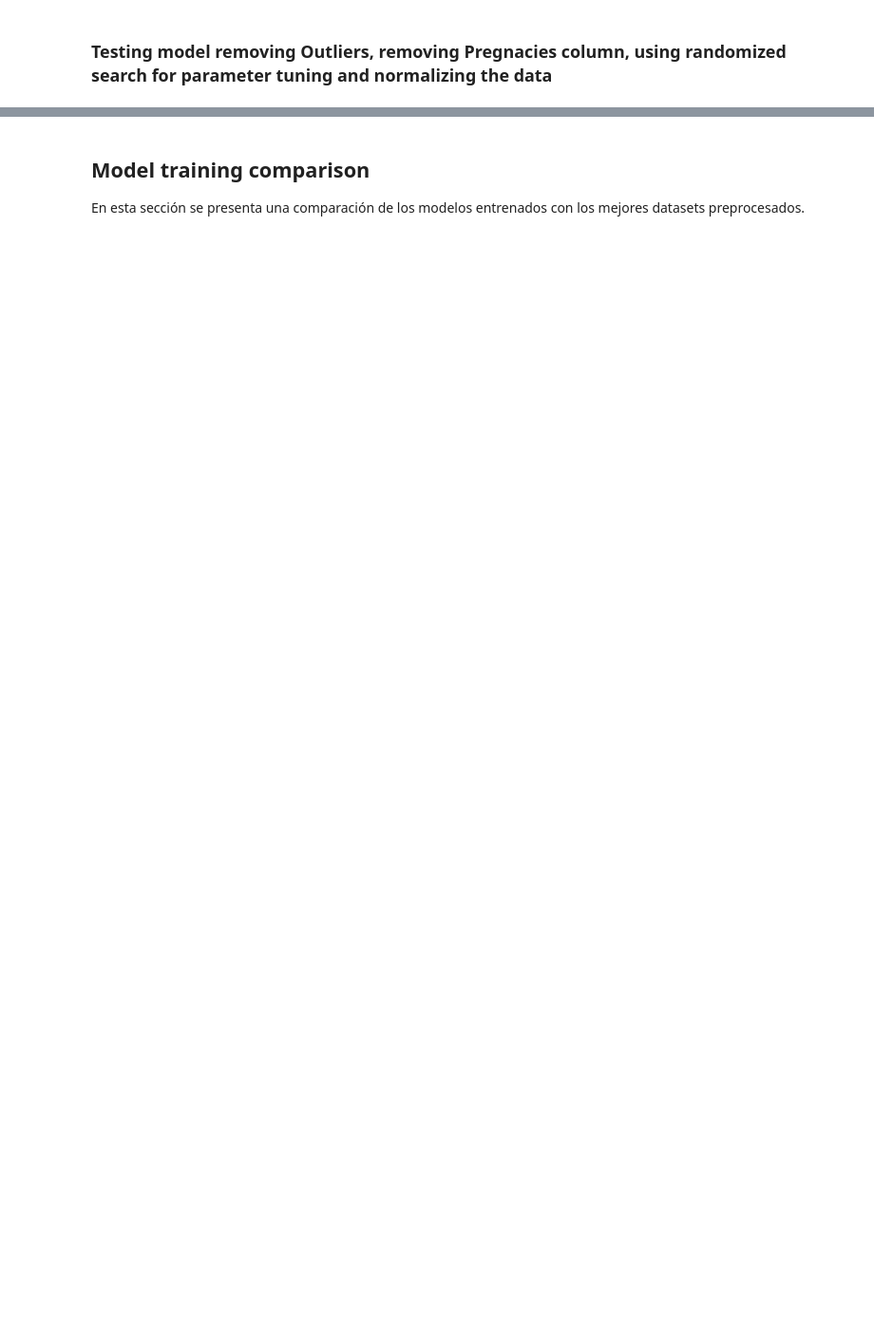
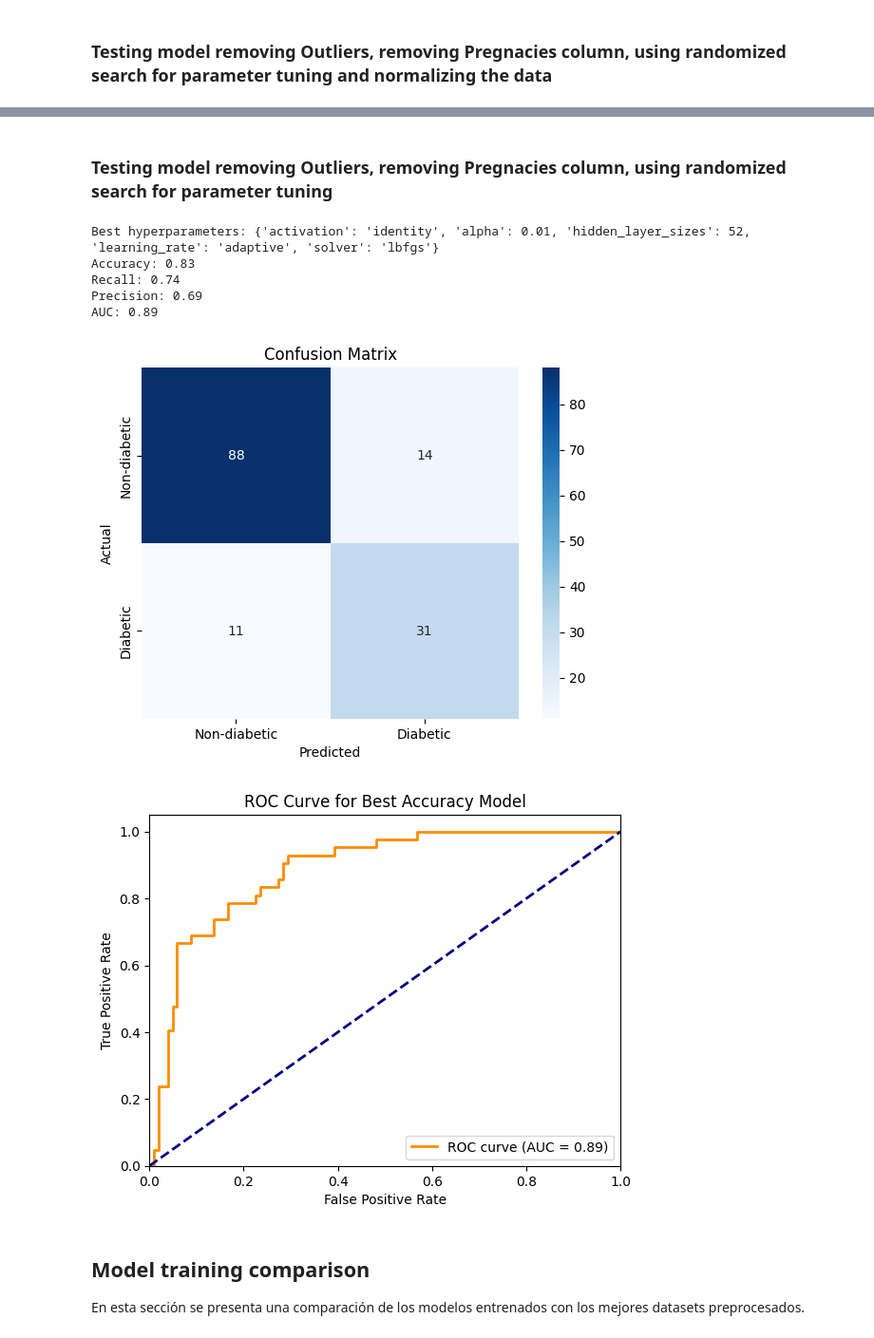
Before and after one commit to TheCsarbeat/proyecto1-IA, a Jupyter notebook: nn.ipynb, the cells around one changed output, grey strips where cells are left out. Shown at 95% size. Drawn from its saved outputs; the diff is of its cells as text; code cells hidden in the pictures; blank space fills up the shorter version.

```diff
--- a/nn.ipynb
+++ b/nn.ipynb
@@ -922,3 +954,79 @@ Increase the number of iterations (max_iter) or scale the data as shown in:
+# %% [markdown]
+### Testing model removing Outliers, removing Pregnacies column, using randomized search for parameter tuning
+# %%
+from sklearn.model_selection import RandomizedSearchCV
+from scipy.stats import randint
+from scipy import stats
+import numpy as np
+from sklearn.metrics import roc_curve, auc
+
+# Calculate Z-scores and filter outliers
+z_scores = np.abs(stats.zscore(df_diabetes))
+threshold = 3
+outliers = (z_scores > threshold).any(axis=1)
+df_filtered = df_diabetes[~outliers]
+
+# Split the data into features and target
+X = df_filtered.drop(['Outcome', 'Pregnancies'], axis=1)
+y = df_filtered['Outcome']
+X_train, X_test, y_train, y_test = train_test_split(X, y, test_size=0.2, random_state=20)
+
+# Define the hyperparameter search space
+param_dist = {
+    'hidden_layer_sizes': randint(2, 100),  # Search for 2 to 100 neurons in each hidden layer
+    'activation': ['identity', 'logistic', 'tanh', 'relu'],  # Activation functions
+    'solver': ['lbfgs', 'sgd', 'adam'],  # Solvers for weight optimization
+    'alpha': [0.0001, 0.001, 0.01, 0.1],  # Regularization parameter
+    'learning_rate': ['constant', 'invscaling', 'adaptive']  # Learning rate schedules
+}
+
+# Create the randomized search object with the pipeline
+random_search = RandomizedSearchCV(MLPClassifier(random_state=42), param_distributions=param_dist, n_iter=100, cv=5, scoring='f1', n_jobs=-1)
+
+# Perform the randomized search
+random_search.fit(X_train, y_train)
+
+# Print the best hyperparameters
+print("Best hyperparameters:", random_search.best_params_)
+
+# Evaluate the model with the best hyperparameters
+best_model = random_search.best_estimator_
+y_pred = best_model.predict(X_test)
+accuracy = accuracy_score(y_test, y_pred)
+recall = recall_score(y_test, y_pred)
+precision = precision_score(y_test, y_pred)
+
+print("Accuracy:", round(accuracy, 2))
+print("Recall:", round(recall, 2))
+print("Precision:", round(precision, 2))
+print("AUC:", round(calculate_auc(best_model, X_test, y_test), 2))
+
+nn_metrics.append(["No Outliers, No Pregnancies dataset, RandomizedSearchCV", accuracy, precision, recall, calculate_auc(best_model, X_test, y_test)])
+
+plot_confusion_matrix(y_test, y_pred)
+
+y_scores_acc = best_model.predict_proba(X_test)[:, 1]
+fpr, tpr, thresholds = roc_curve(y_test, y_scores_acc)
+roc_auc = auc(fpr, tpr)
+
+plt.figure()
+plt.plot(fpr, tpr, color='darkorange', lw=2, label='ROC curve (AUC = %0.2f)' % roc_auc)
+plt.plot([0, 1], [0, 1], color='navy', lw=2, linestyle='--')
+plt.xlim([0.0, 1.0])
+plt.ylim([0.0, 1.05])
+plt.xlabel('False Positive Rate')
+plt.ylabel('True Positive Rate')
+plt.title('ROC Curve for Best Accuracy Model')
+plt.legend(loc="lower right")
+plt.show()
+# %% [output]
+Best hyperparameters: {'activation': 'identity', 'alpha': 0.01, 'hidden_layer_sizes': 52, 'learning_rate': 'adaptive', 'solver': 'lbfgs'}
+Accuracy: 0.83
+Recall: 0.74
+Precision: 0.69
+AUC: 0.89
+[figure, added]
+[figure, added]
 # %% [markdown]
 ## Model training comparison
 En esta sección se presenta una comparación de los modelos entrenados con los mejores datasets preprocesados.
```
Also changed, not shown: parts of 26 cells of this notebook.
